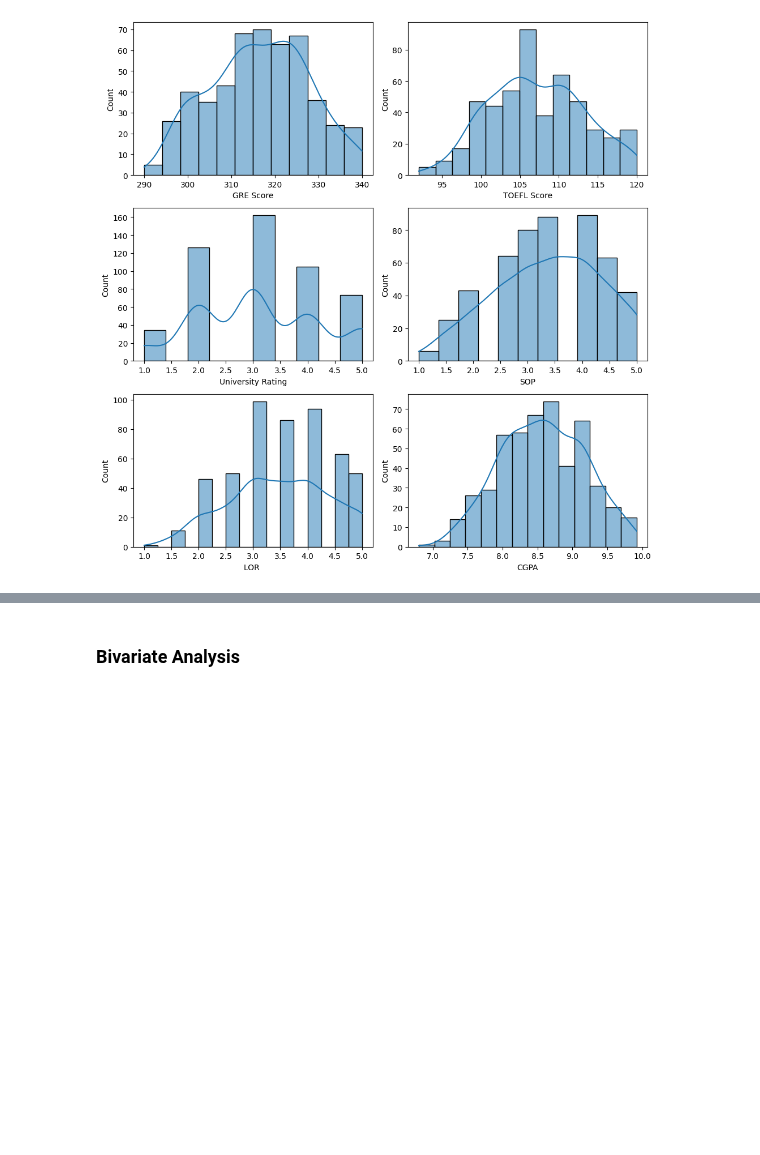
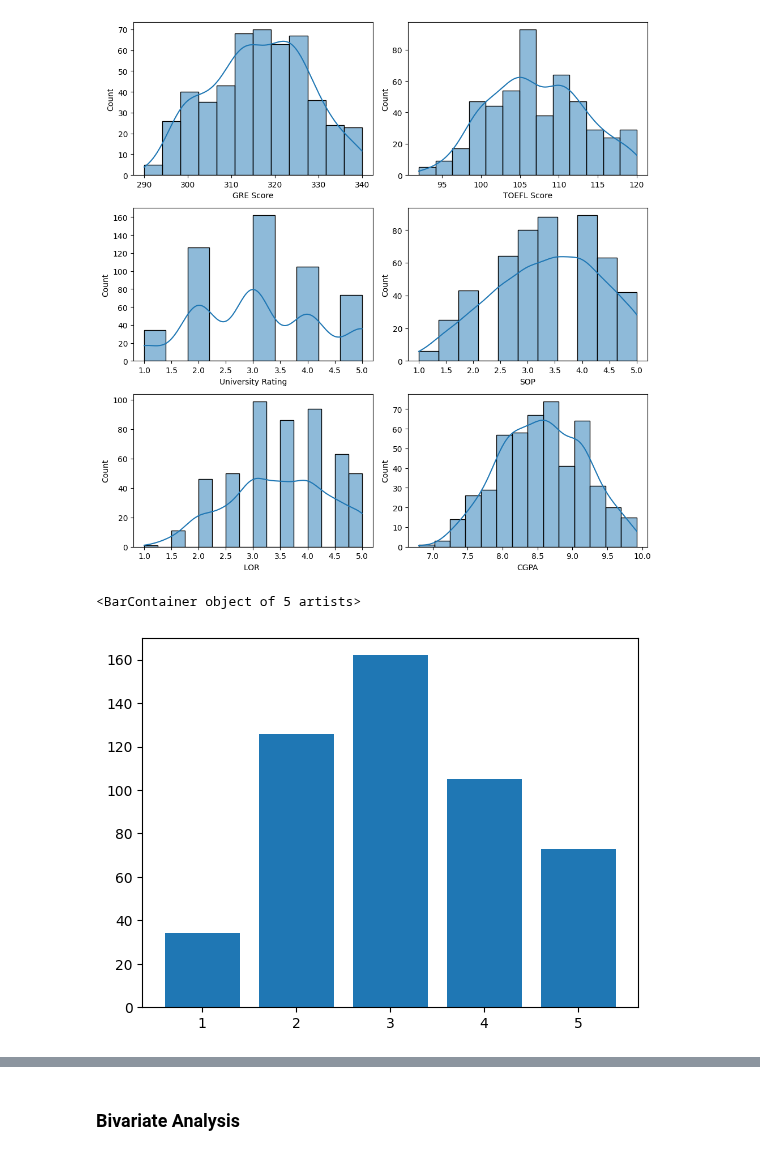
Before and after one commit to akshayabhale1406/SCLR_Jamboree_Education_Linear_Regression, a Jupyter notebook: Jamboree_Education_Linear_Regression.ipynb, the cells around one changed output, grey strips where cells are left out. Saved outputs shown, nothing was run; the diff lists cells and outputs as text; code cells hidden in the pictures; blank space fills up the shorter version.

```diff
--- a/Jamboree_Education_Linear_Regression.ipynb
+++ b/Jamboree_Education_Linear_Regression.ipynb
@@ -121,3 +120,8 @@ def hist_plot_of_columns (dfa):
 hist_plot_of_columns(df_box_plot)
 # %% [output]
 [figure]
+# %%
+plt.bar(university_rating_count.index, university_rating_count.values)
+# %% [output]
+<BarContainer object of 5 artists>
+[figure, added]
```
Also changed, not shown: parts of 10 cells of this notebook.
